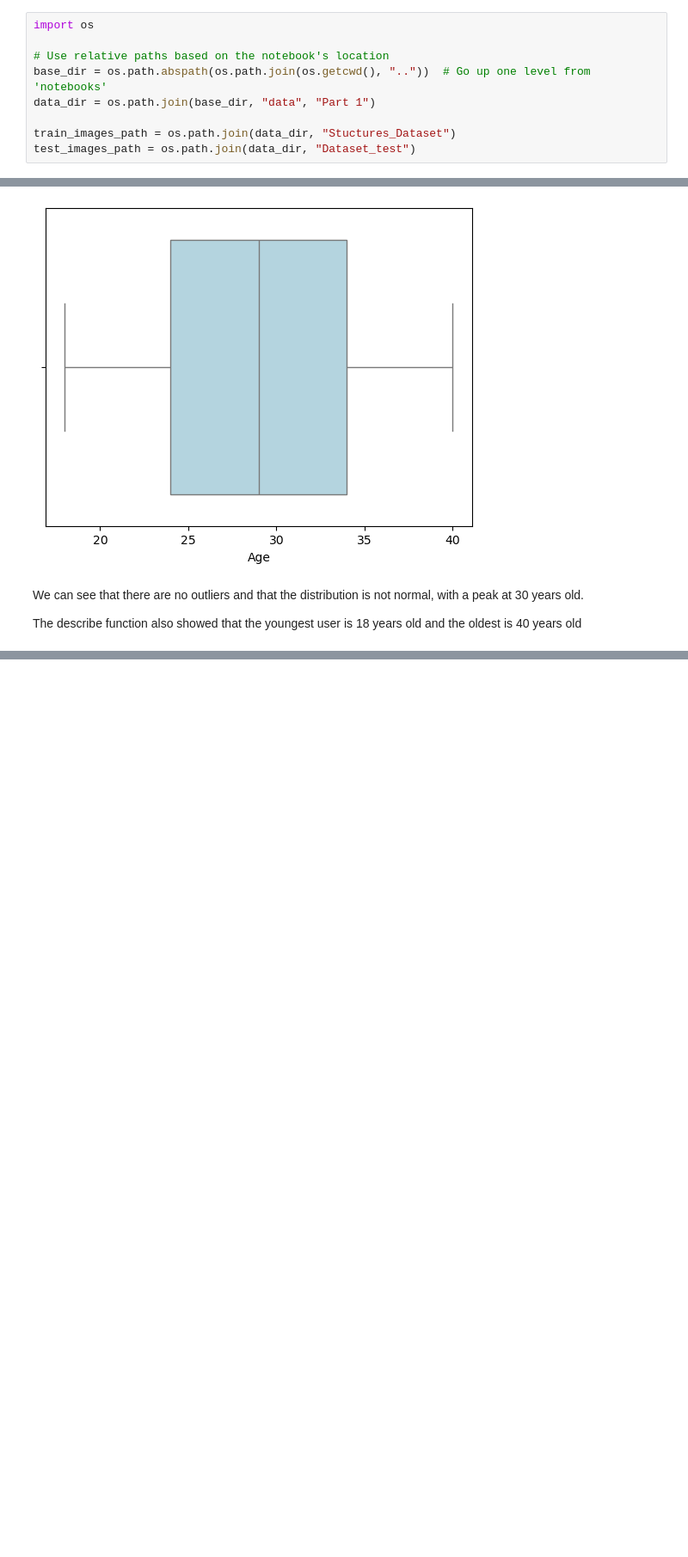
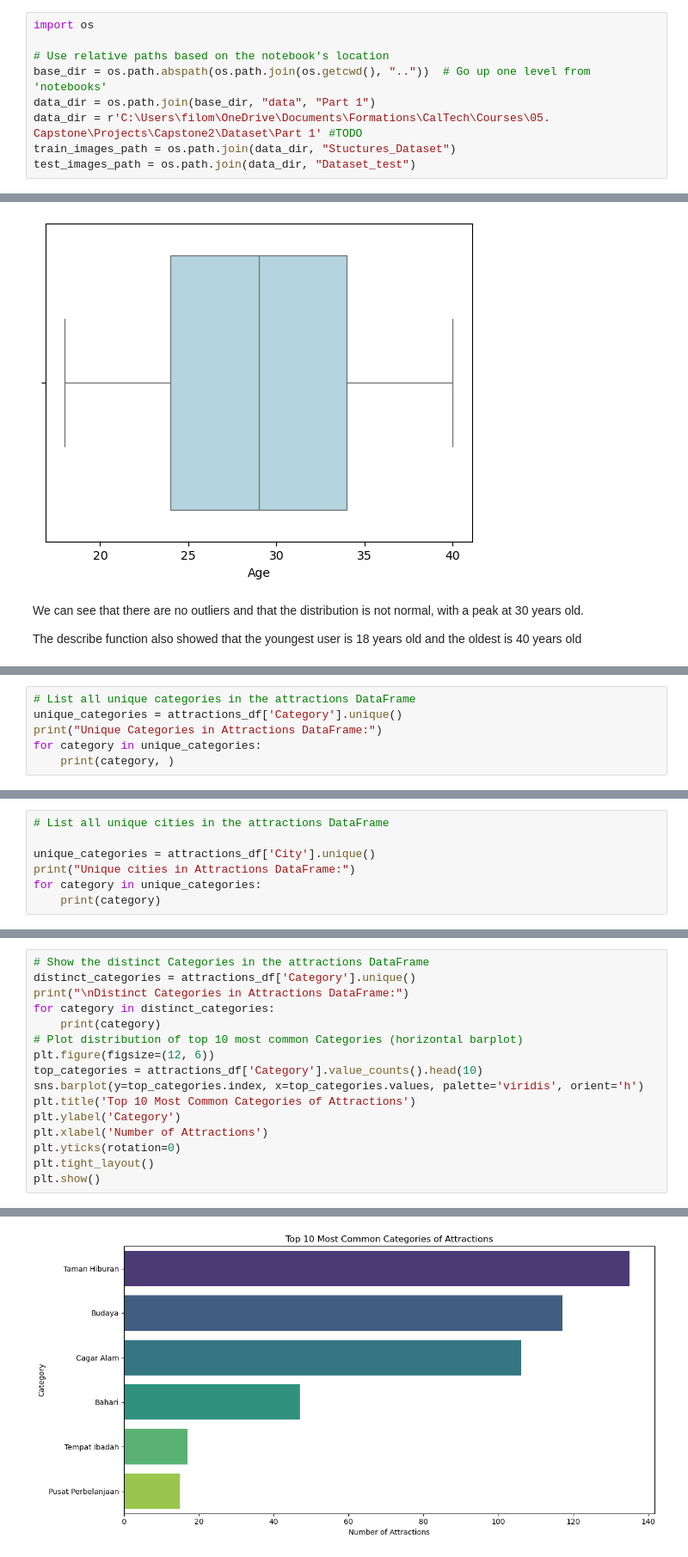
Before and after one commit to FloraFo/Python-Scripts, a Jupyter notebook: Preserving Heritage and Enhancing Tourism with AI/notebooks/Capstone2_PreservingHeritage.ipynb, the cells around one changed output, grey strips where cells are left out. Shown at 86% size. Cells and saved outputs as stored; diff of their text form; blank space fills up the shorter version.

Commit message:
Capstone Part 2

```diff
--- a/Preserving Heritage and Enhancing Tourism with AI/notebooks/Capstone2_PreservingHeritage.ipynb
+++ b/Preserving Heritage and Enhancing Tourism with AI/notebooks/Capstone2_PreservingHeritage.ipynb
@@ -56,7 +56,7 @@ import os
 # Use relative paths based on the notebook's location
 base_dir = os.path.abspath(os.path.join(os.getcwd(), ".."))  # Go up one level from 'notebooks'
 data_dir = os.path.join(base_dir, "data", "Part 1")
-
+data_dir = r'C:\Users\filom\OneDrive\Documents\Formations\CalTech\Courses\05. Capstone\Projects\Capstone2\Dataset\Part 1' #TODO
 train_images_path = os.path.join(data_dir, "Stuctures_Dataset")
 test_images_path = os.path.join(data_dir, "Dataset_test")
 # %%
@@ -801,0 +682,6 @@ KeyError: "None of ['Location'] are in the columns"
+# %%
+# List all unique categories in the attractions DataFrame
+unique_categories = attractions_df['Category'].unique()
+print("Unique Categories in Attractions DataFrame:")
+for category in unique_categories:
+    print(category, )
@@ -801,0 +696,7 @@ KeyError: "None of ['Location'] are in the columns"
+# %%
+# List all unique cities in the attractions DataFrame
+
+unique_categories = attractions_df['City'].unique()
+print("Unique cities in Attractions DataFrame:")
+for category in unique_categories:
+    print(category)
@@ -801,0 +710,17 @@ KeyError: "None of ['Location'] are in the columns"
+# %%
+# Show the distinct Categories in the attractions DataFrame
+distinct_categories = attractions_df['Category'].unique()
+print("\nDistinct Categories in Attractions DataFrame:")
+for category in distinct_categories:
+    print(category)
+# Plot distribution of top 10 most common Categories (horizontal barplot)
+plt.figure(figsize=(12, 6))
+top_categories = attractions_df['Category'].value_counts().head(10)
+sns.barplot(y=top_categories.index, x=top_categories.values, palette='viridis', orient='h')
+plt.title('Top 10 Most Common Categories of Attractions')
+plt.ylabel('Category')
+plt.xlabel('Number of Attractions')
+plt.yticks(rotation=0)
+plt.tight_layout()
+plt.show()
+# %% [output]
@@ -801,0 +737 @@ KeyError: "None of ['Location'] are in the columns"
+[figure, added]
```
Also changed, not shown: parts of 41 cells of this notebook, 2 other files.
